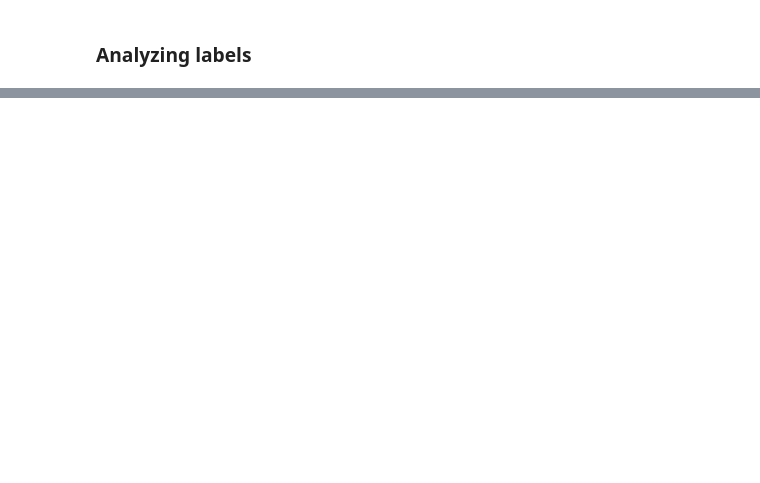
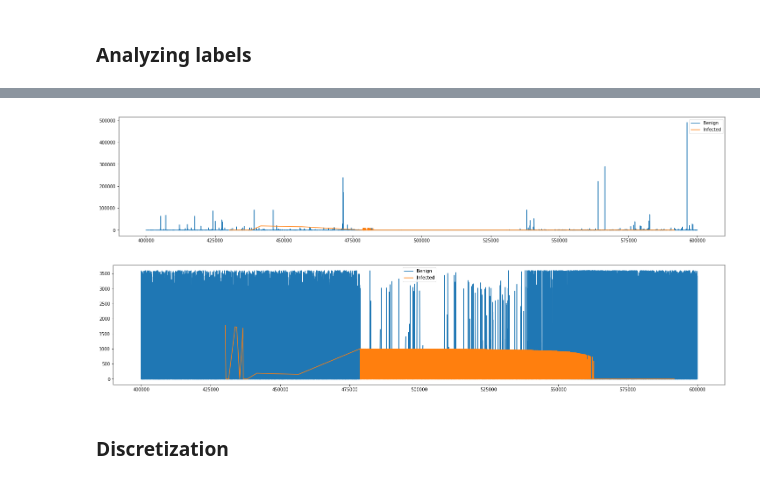
Before and after one commit to kponichtera/cs4035-cda, a Jupyter notebook: lab3/lab3.ipynb, the cells around one changed output, grey strips where cells are left out. Cells and saved outputs as stored; diff of their text form; code cells hidden in the pictures; blank space fills up the shorter version.

```diff
--- a/lab3/lab3.ipynb
+++ b/lab3/lab3.ipynb
@@ -48,0 +114,24 @@ array(['   ->', '  <?>', '   ?>', '  <->', '  who', '  <-'], dtype=object)
+# %%
+features = ['TotPkts', 'Dur']
+
+df_fragment = df[400000:600000]
+
+df_fragment_infected = filter_infected(df_fragment)
+df_fragment_benign = filter_benign(df_fragment)
+
+_, ax = plt.subplots(1, 1, figsize=(25, 5))
+ax.plot(df_fragment_benign[features[0]])
+ax.plot(df_fragment_infected[features[0]])
+ax.legend(labels=['Benign', 'Infected'])
+plt.show()
+
+_, ax = plt.subplots(1, 1, figsize=(25, 5))
+ax.plot(df_fragment_benign[features[1]])
+ax.plot(df_fragment_infected[features[1]])
+ax.legend(labels=['Benign', 'Infected'])
+plt.show()
+# %% [output]
+[figure, added]
+[figure, added]
+# %% [markdown]
+### Discretization
```
Also changed, not shown: parts of 12 cells of this notebook.
